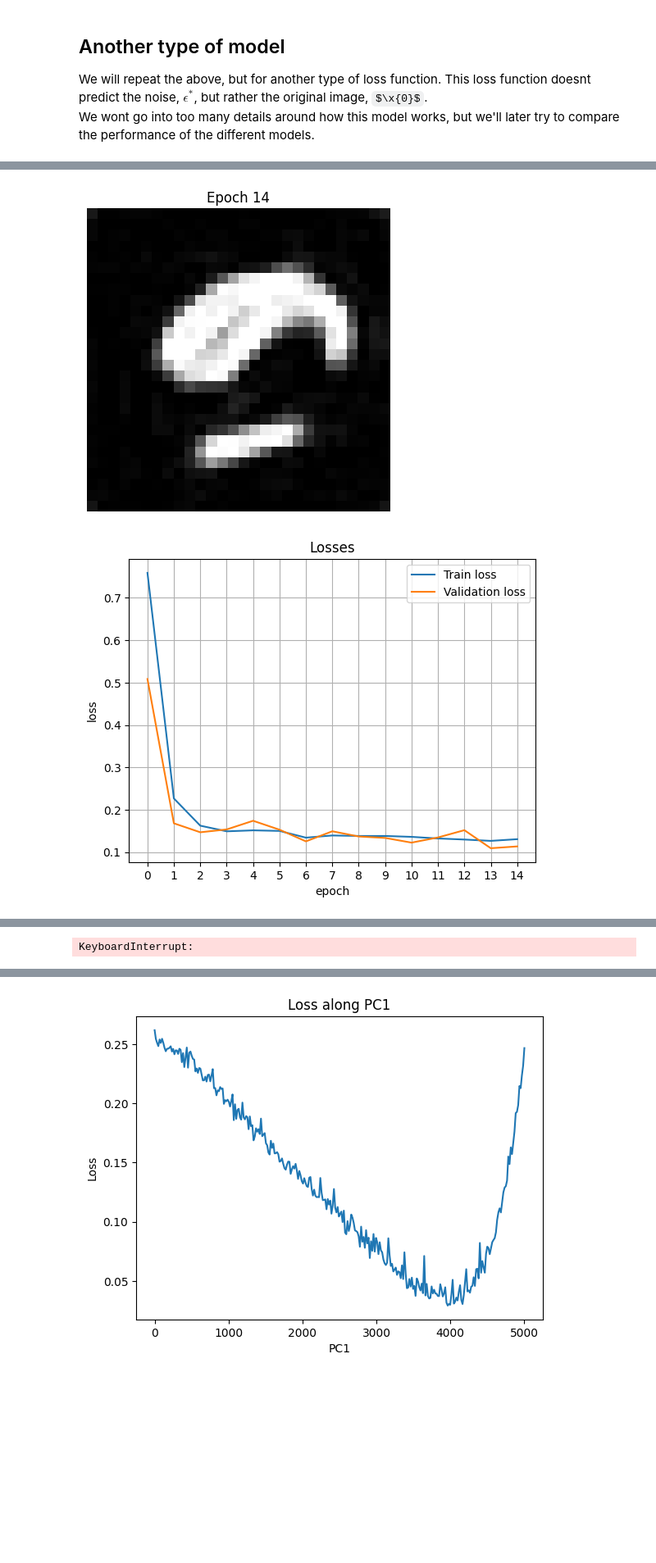
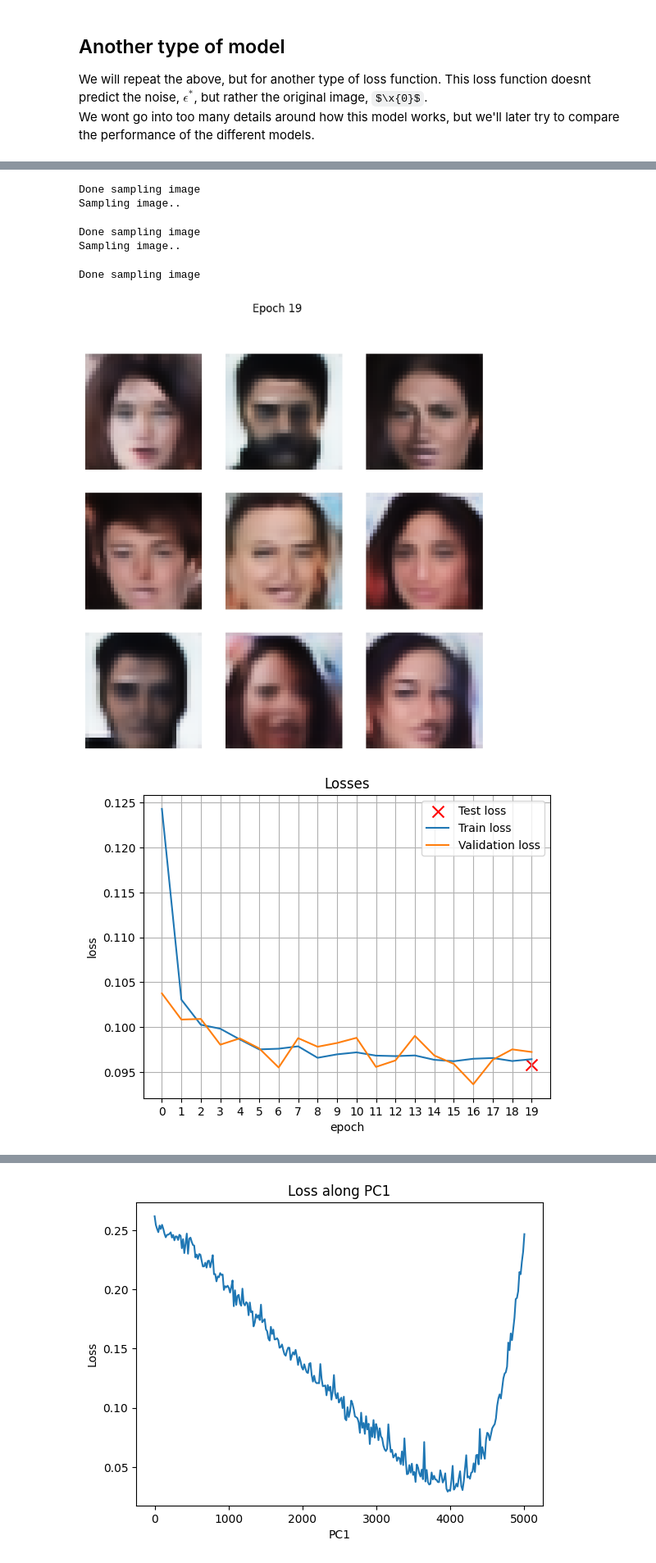
Before and after one commit to Andemand111/Specialkursus_diffusionmodel, a Jupyter notebook: main.IPYNB, the cells around one changed output, grey strips where cells are left out. Shown at 82% size. Drawn from its saved outputs; the diff is of its cells as text; code cells hidden in the pictures; some formulas as TeX source; blank space fills up the shorter version.

```diff
--- a/main.IPYNB
+++ b/main.IPYNB
@@ -16,7 +16,7 @@ torch.manual_seed(42)
 
 from utils import MNIST, CIFAR10, CelebA, StanfordCars
 
-data = MNIST()
+data = CelebA()
 
 split_fracs = [0.8, 0.15, 0.05]
 train_set, test_set, val_set = random_split(data, split_fracs)
@@ -70,7 +70,7 @@ from utils import NoiseSchedule
 
 beta_start = 1e-4
 beta_end = 0.02
-T = 500
+T = 1000
 noise_schedule = NoiseSchedule(beta_start, beta_end, T)
 
 fig, axs = plt.subplots(1, 11, figsize=(20, 2))
@@ -320,7 +303,7 @@ def error_per_timestep(model, dataset):
 # %%
 def training_loop(model, epochs, train_set, val_set, test_set, batch_size=64):
     torch.autograd.set_detect_anomaly(True)
-    optimizer = torch.optim.Adam(model.parameters(), lr=1e-5, weight_decay=1e-5)
+    optimizer = torch.optim.Adam(model.parameters(), lr=1e-5, weight_decay=1e-4)
     epoch_loss = np.zeros((epochs, 2))
 
     num_paramters = sum(p.numel() for p in model.parameters() if p.requires_grad)
@@ -358,7 +341,6 @@ def training_loop(model, epochs, train_set, val_set, test_set, batch_size=64):
         sample_and_show_image(model, "Epoch {}".format(epoch)) if epoch != epochs - 1 else sample_grid(model, "Epoch {}".format(epoch))
         show_losses(epoch_loss[:epoch + 1], test_loss)
         sample_intermediate_images(model, "Epoch {}".format(epoch))
-        error_per_timestep(model, test_set)
 
         curr_params = np.concatenate([p.detach().cpu().numpy().flatten() for p in model.parameters() if p.requires_grad])
         parameters[epoch] = curr_params
@@ -415,0 +385,18 @@ Model loaded from ../models/mu_model.pt
+# %%
+from utils import x0Model
+
+torch.cuda.empty_cache()
+
+x0_network = UNetModel(
+    in_channels = dimensions[0],
+    model_channels = 96,
+    out_channels = dimensions[0],
+    num_res_blocks=1,
+    attention_resolutions = [2],
+    dropout=0.1,
+    num_heads=8,
+    num_heads_upsample=8)
+
+model_args = [x0_network, noise_schedule, dimensions, device]
+x0_model = x0Model(*model_args)
+x0_model.load_model()
@@ -416,5 +406,5 @@ Model loaded from ../models/mu_model.pt
 # %%
-mu_model_losses, mu_model_parameters = training_loop(mu_model, 20, train_set)
-np.save("../data/mu_model_losses.npy", mu_model_losses)
-np.save("../data/mu_model_parameters.npy", mu_model_parameters)
+x0_model_losses, x0_model_parameters = training_loop(x0_model, 20, train_set, val_set, test_set)
+np.save("../data/mu_model_losses.npy", x0_model_losses)
+np.save("../data/mu_model_parameters.npy", x0_model_parameters)
 # %% [output]
@@ -427,2 +429,7 @@ Done sampling image
+Done sampling image
+Sampling image..
+Done sampling image
+Sampling image..
+Done sampling image
-[figure, old version]
+[figure, new version]
-[figure, old version]
+[figure, new version]
@@ -430 +435,0 @@ Done sampling image
-KeyboardInterrupt:
```
Also changed, not shown: parts of 15 cells of this notebook, 7 other files.
